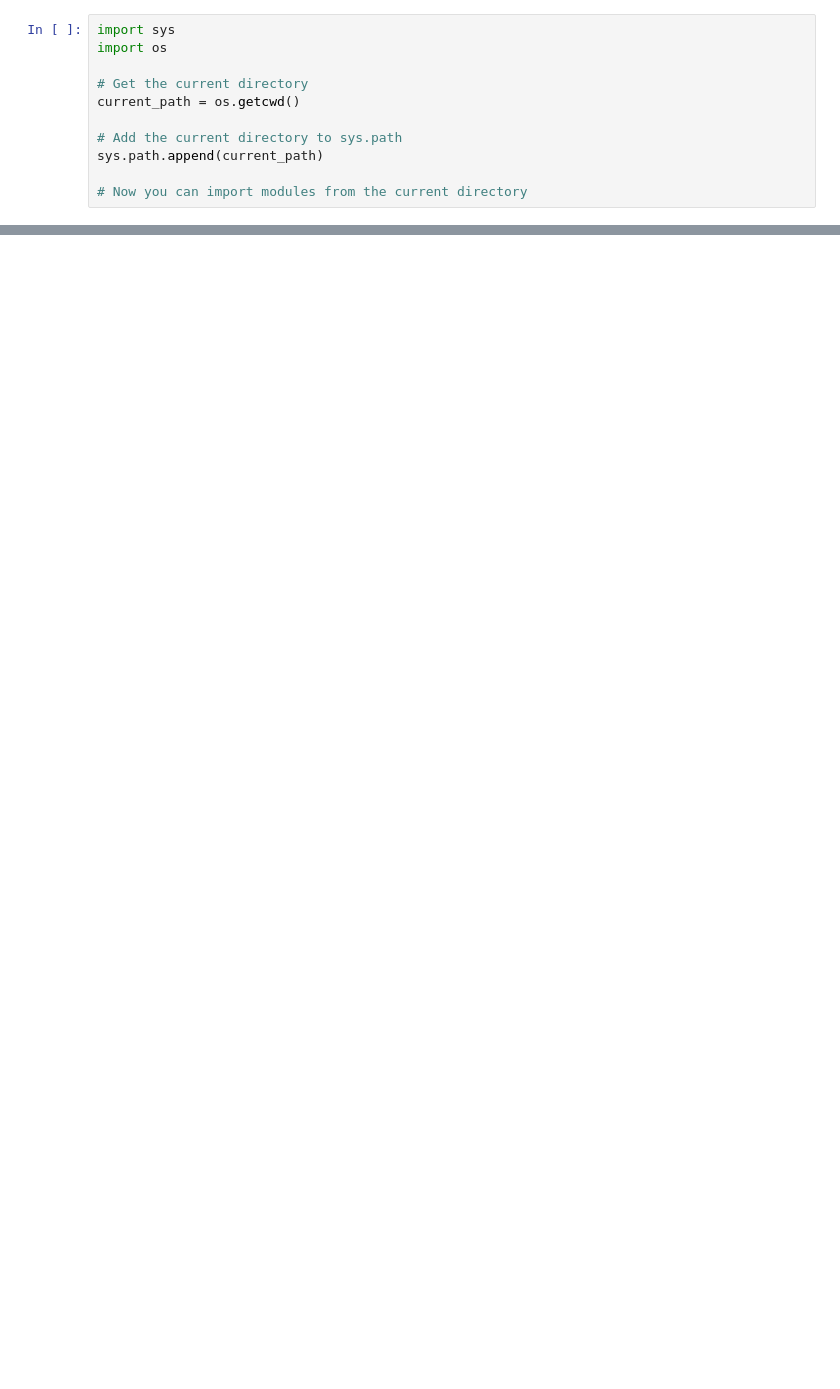
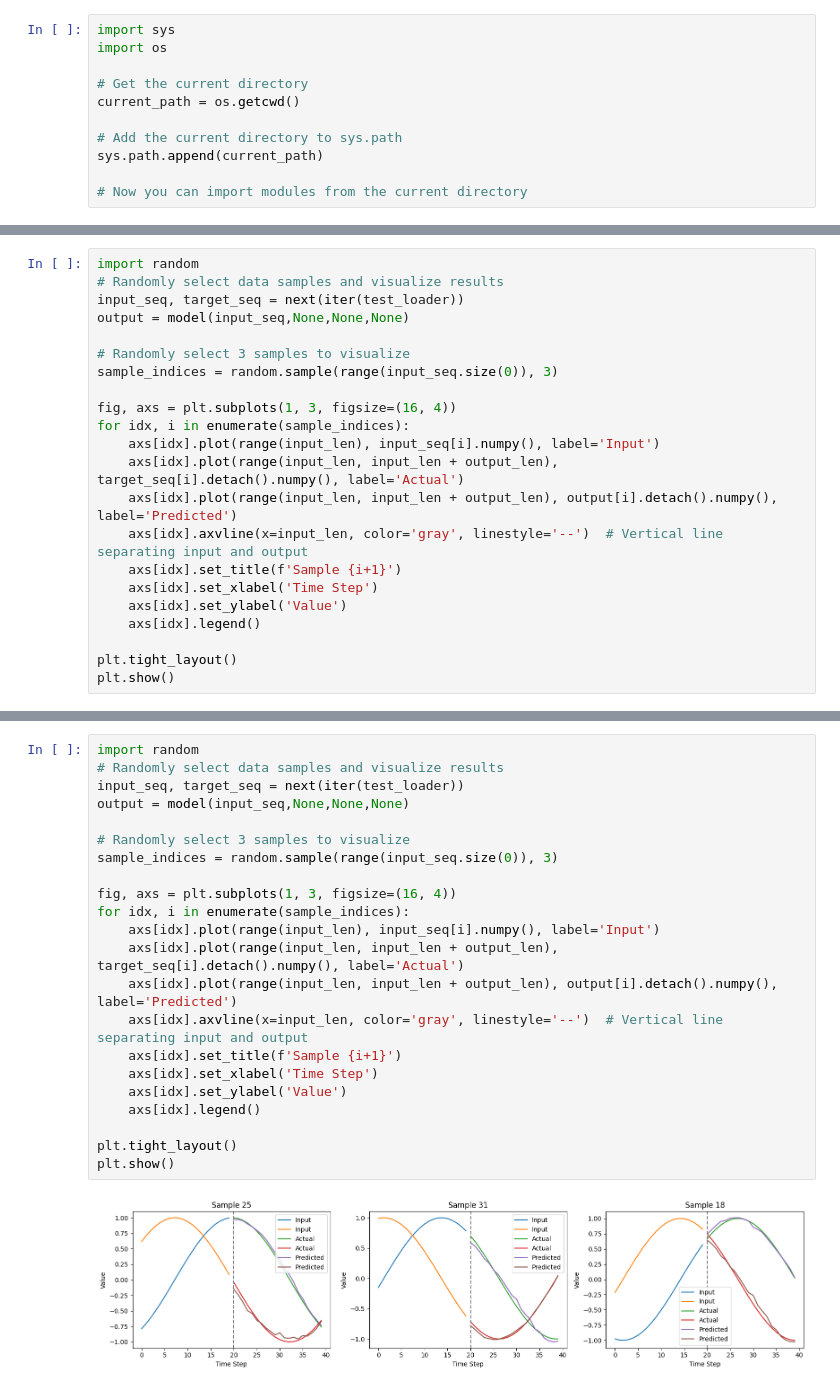
Before and after one commit to qiaoyuan667/DEC_ENC_Transformer, a Jupyter notebook: models/Untitled-1.ipynb, the cells around one changed output, grey strips where cells are left out. Drawn from its saved outputs; the diff is of its cells as text; blank space fills up the shorter version.

Commit message:
add figures of the datas

```diff
--- a/models/Untitled-1.ipynb
+++ b/models/Untitled-1.ipynb
@@ -124,0 +128,22 @@ Test Loss: 7.226447633001953e-05
+# %%
+import random
+# Randomly select data samples and visualize results
+input_seq, target_seq = next(iter(test_loader))
+output = model(input_seq,None,None,None)
+
+# Randomly select 3 samples to visualize
+sample_indices = random.sample(range(input_seq.size(0)), 3)
+
+fig, axs = plt.subplots(1, 3, figsize=(16, 4))
+for idx, i in enumerate(sample_indices):
+    axs[idx].plot(range(input_len), input_seq[i].numpy(), label='Input')
+    axs[idx].plot(range(input_len, input_len + output_len), target_seq[i].detach().numpy(), label='Actual')
+    axs[idx].plot(range(input_len, input_len + output_len), output[i].detach().numpy(), label='Predicted')
+    axs[idx].axvline(x=input_len, color='gray', linestyle='--')  # Vertical line separating input and output
+    axs[idx].set_title(f'Sample {i+1}')
+    axs[idx].set_xlabel('Time Step')
+    axs[idx].set_ylabel('Value')
+    axs[idx].legend()
+
+plt.tight_layout()
+plt.show()
@@ -192,0 +220,24 @@ Test Loss: 0.00012461881851777434
+# %%
+import random
+# Randomly select data samples and visualize results
+input_seq, target_seq = next(iter(test_loader))
+output = model(input_seq,None,None,None)
+
+# Randomly select 3 samples to visualize
+sample_indices = random.sample(range(input_seq.size(0)), 3)
+
+fig, axs = plt.subplots(1, 3, figsize=(16, 4))
+for idx, i in enumerate(sample_indices):
+    axs[idx].plot(range(input_len), input_seq[i].numpy(), label='Input')
+    axs[idx].plot(range(input_len, input_len + output_len), target_seq[i].detach().numpy(), label='Actual')
+    axs[idx].plot(range(input_len, input_len + output_len), output[i].detach().numpy(), label='Predicted')
+    axs[idx].axvline(x=input_len, color='gray', linestyle='--')  # Vertical line separating input and output
+    axs[idx].set_title(f'Sample {i+1}')
+    axs[idx].set_xlabel('Time Step')
+    axs[idx].set_ylabel('Value')
+    axs[idx].legend()
+
+plt.tight_layout()
+plt.show()
+# %% [output]
+[figure, added]
```
Also changed, not shown: parts of 3 cells of this notebook, 1 other file.
